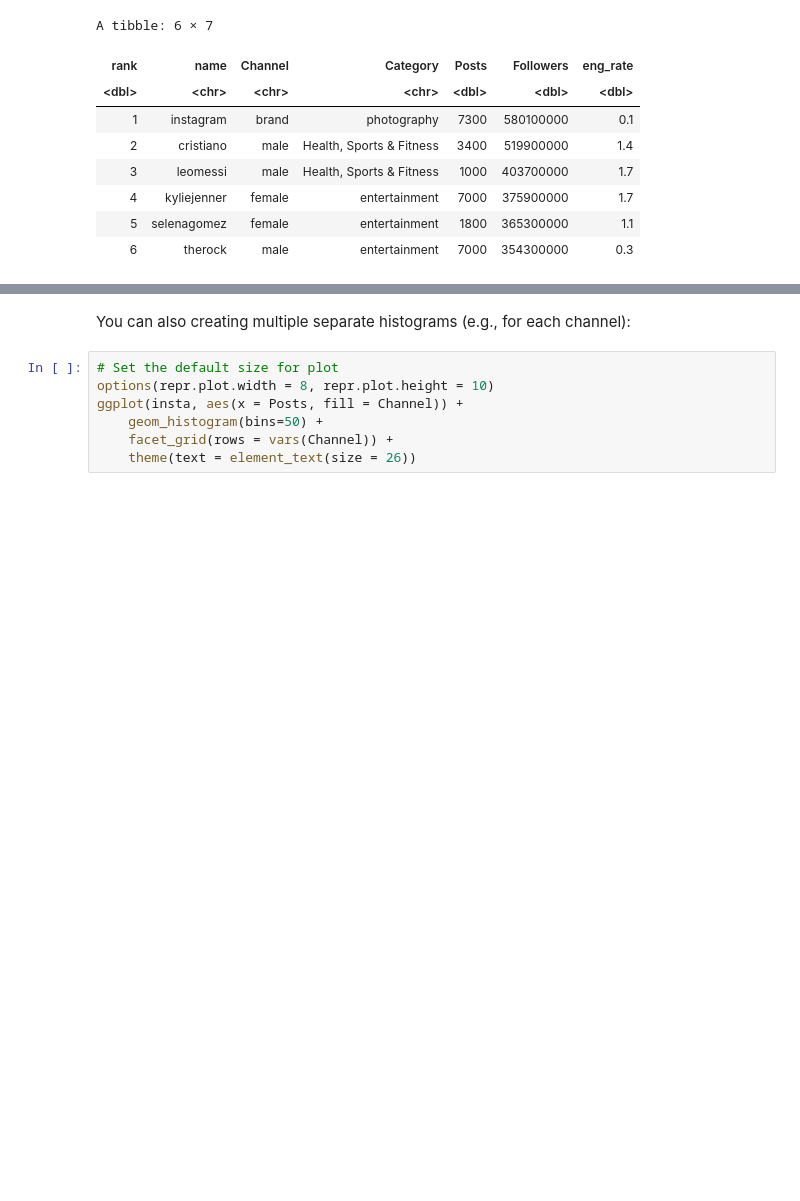
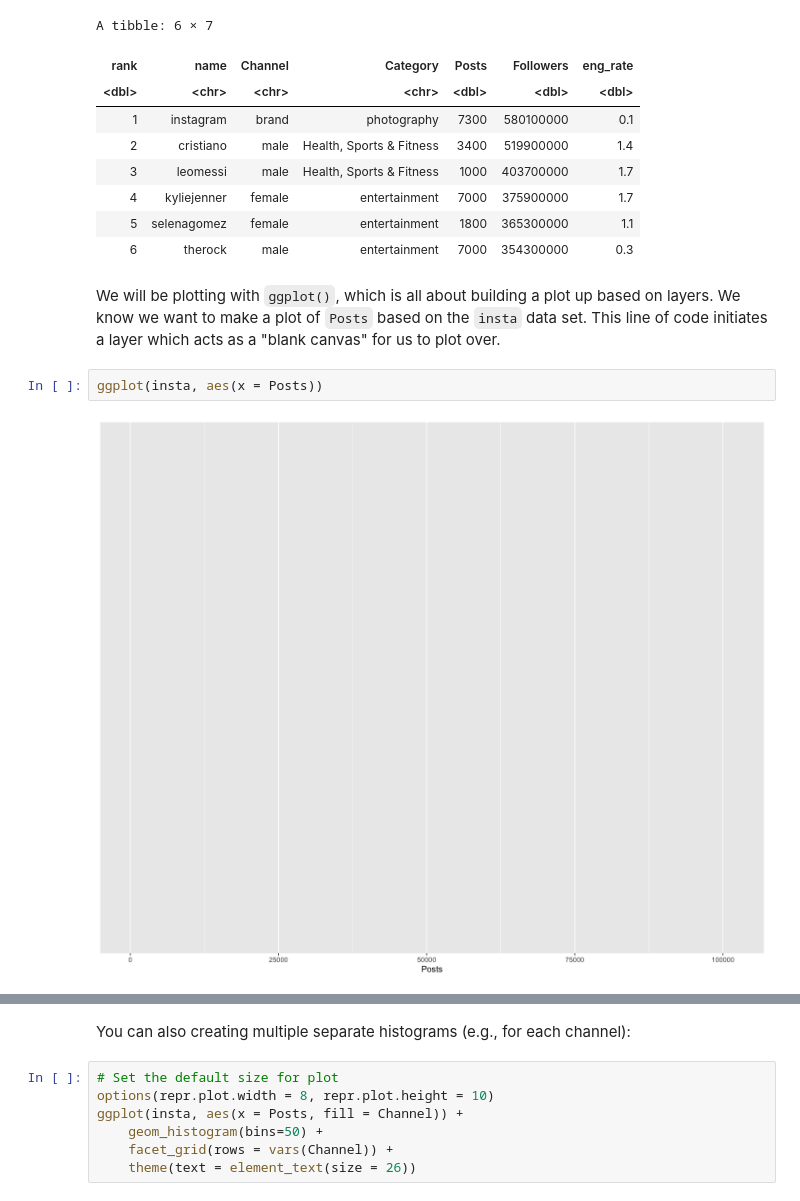
Before and after one commit to katieburak/girls-in-DS, a Jupyter notebook: docs/_sources/notes/day1.ipynb, the cells around one changed output, grey strips where cells are left out. Cells and saved outputs as stored; diff of their text form; blank space fills up the shorter version.

```diff
--- a/docs/_sources/notes/day1.ipynb
+++ b/docs/_sources/notes/day1.ipynb
@@ -887,3 +886,9 @@ A tibble: 6 × 7
 | 4 | kyliejenner | female | entertainment | 7000 | 375900000 | 1.7 |
 | 5 | selenagomez | female | entertainment | 1800 | 365300000 | 1.1 |
 | 6 | therock | male | entertainment | 7000 | 354300000 | 0.3 |
+# %% [markdown]
+We will be plotting with `ggplot()`, which is all about building a plot up based on layers. We know we want to make a plot of `Posts` based on the `insta` data set. This line of code initiates a layer which acts as a "blank canvas" for us to plot over.
+# %%
+ggplot(insta, aes(x = Posts))
+# %% [output]
+[figure, added]
```
Also changed, not shown: parts of 5 cells of this notebook, 44 other files.
